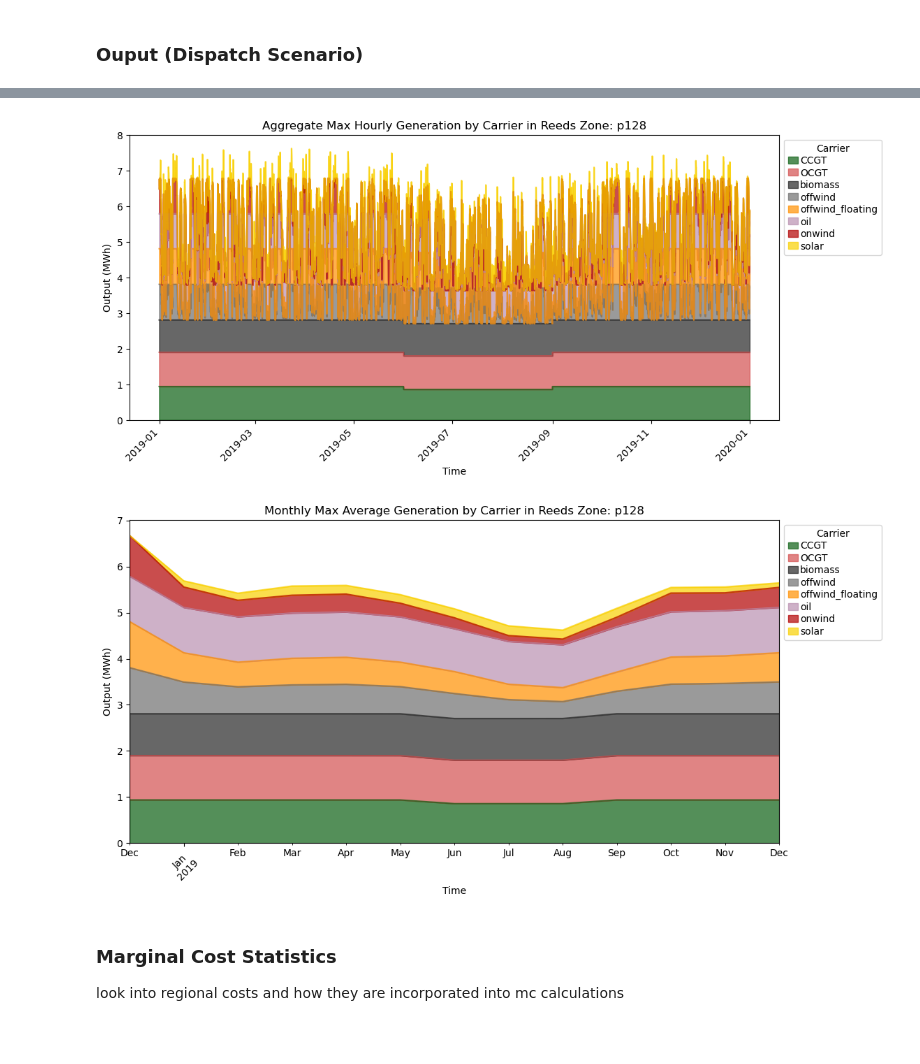
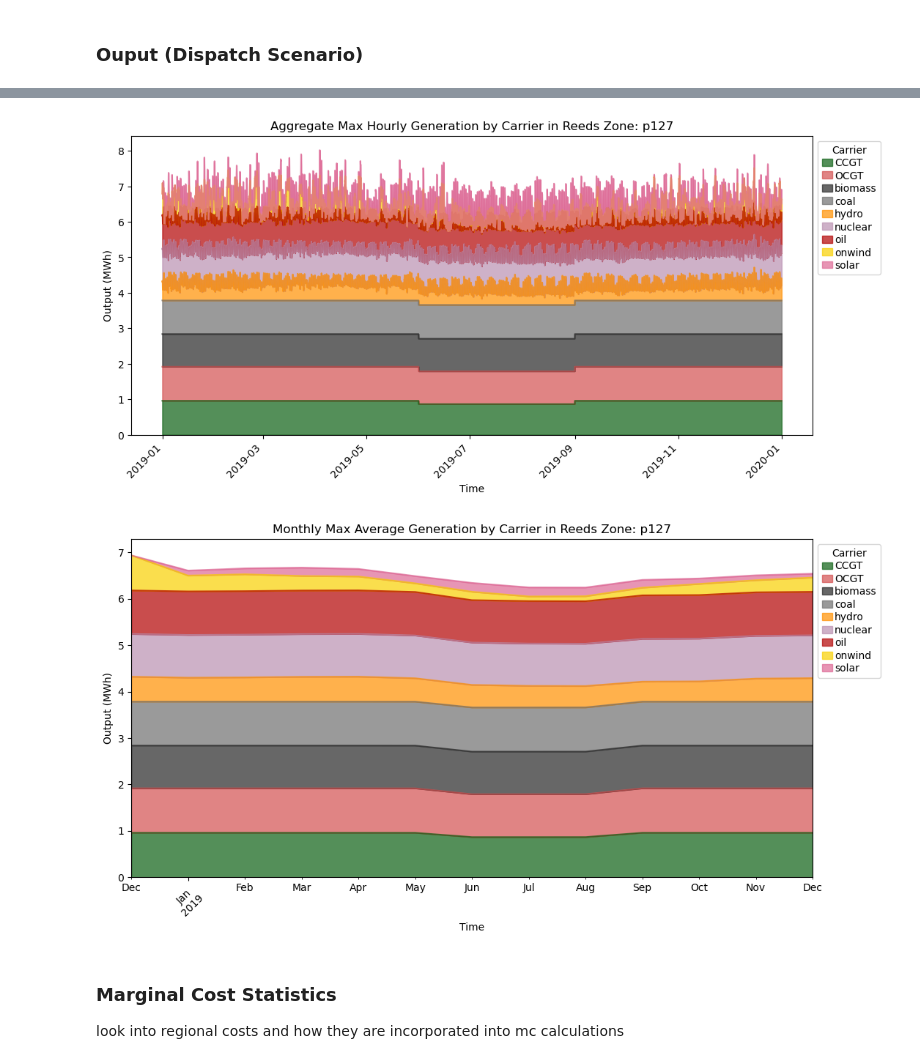
Before and after one commit to af3913/pypsa-usa, a Jupyter notebook: workflow/pypsa-usa_technical_appendix.ipynb, the cells around one changed output, grey strips where cells are left out. Saved outputs shown, nothing was run; the diff lists cells and outputs as text; code cells hidden in the pictures; blank space fills up the shorter version.

```diff
--- a/workflow/pypsa-usa_technical_appendix.ipynb
+++ b/workflow/pypsa-usa_technical_appendix.ipynb
@@ -553,25 +556,25 @@ plot_generation_by_carrier(generators_p_monthly, "p128", "Monthly Average")
 # %%
 # Import generators-p_max_pu data: The maximum output for each snapshot per unit of p_nom for the optimization
 # (e.g. for variable renewable generators this can change due to weather conditions; for conventional generators it represents a maximum dispatch).
 generators_p_max = (generator_add_zonal(network.generators_t.p_max_pu, "US/Eastern")).reset_index()
 
 # Create column that is generator type from generator
 generators_p_max["generator_type"] = generators_p_max["generator"].map(network.generators.carrier)
 generators_p_max = generators_p_max.set_index(["bus", "reeds_zone", "reeds_ba", "reeds_state",
                                     "interconnect", "generator", "generator_type"])
 
 # Plot generation by carrier for the specified interconnection
-plot_generation_by_carrier(generators_p_max, "p128", "Aggregate Max Hourly")
+plot_generation_by_carrier(generators_p_max, "p127", "Aggregate Max Hourly")
 
 
 # Make columns datetime objects and get monthly means
 generators_p_max.columns = pd.to_datetime(generators_p_max.columns)
 generators_p_max_monthly = generators_p_max.resample("M", axis=1).mean()
 
-plot_generation_by_carrier(generators_p_max_monthly, "p128", "Monthly Max Average")
+plot_generation_by_carrier(generators_p_max_monthly, "p127", "Monthly Max Average")
 # %% [output]
-[figure, old version]
+[figure, new version]
-[figure, old version]
+[figure, new version]
 # %% [markdown]
 ### Marginal Cost Statistics
 
```
Also changed, not shown: parts of 14 cells of this notebook.
